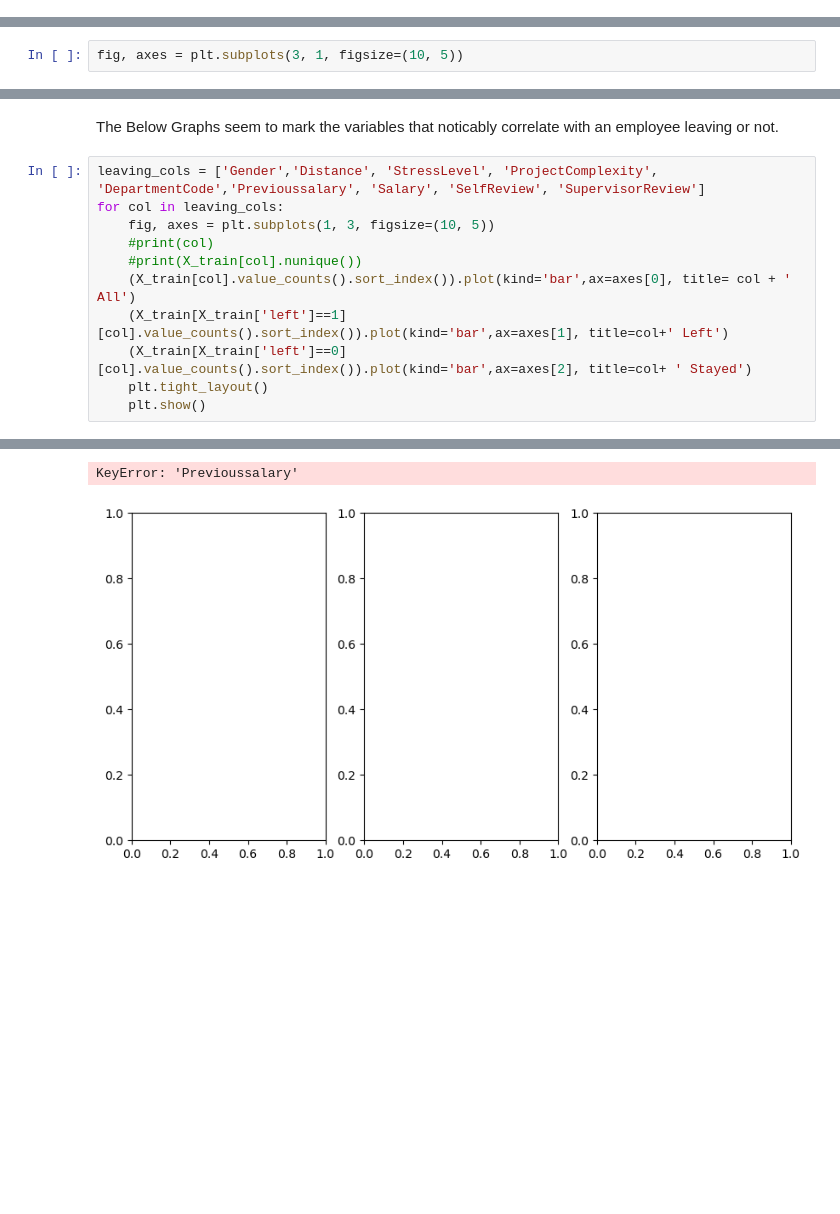
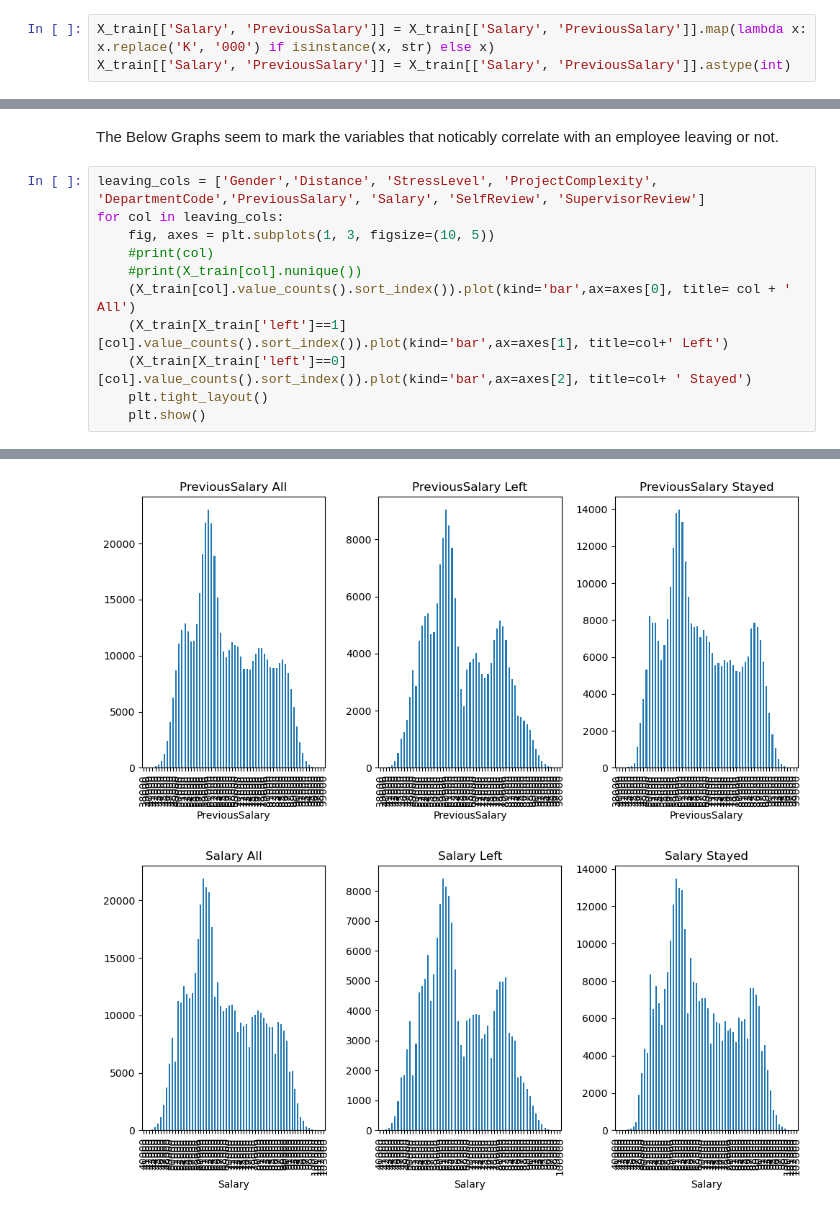
Before and after one commit to joelwheatley91/DATA_602_FINAL, a Jupyter notebook: Final_Project_EDA.ipynb, the cells around one changed output, grey strips where cells are left out. Cells and saved outputs as stored; diff of their text form; blank space fills up the shorter version.

```diff
--- a/Final_Project_EDA.ipynb
+++ b/Final_Project_EDA.ipynb
@@ -33,0 +23,3 @@ X_train.describe()
+# %%
+X_train[['Salary', 'PreviousSalary']] = X_train[['Salary', 'PreviousSalary']].map(lambda x: x.replace('K', '000') if isinstance(x, str) else x)
+X_train[['Salary', 'PreviousSalary']] = X_train[['Salary', 'PreviousSalary']].astype(int)
@@ -92,8 +126,6 @@ left
 Name: count, dtype: int64
 # %% [markdown]
 Data is Unbalanced, ~60% stayed, 40% left.
-# %%
-fig, axes = plt.subplots(3, 1, figsize=(10, 5))
 # %% [markdown]
 This is the bar graph of all the columns. Below this cell, I filtered out the ones with noticable differences.
 # %%
@@ -126,21 +158,21 @@ for col in eda_columns:
 # %% [markdown]
 The Below Graphs seem to mark the variables that noticably correlate with an employee leaving or not.
 # %%
-leaving_cols = ['Gender','Distance', 'StressLevel', 'ProjectComplexity', 'DepartmentCode','Previoussalary', 'Salary', 'SelfReview', 'SupervisorReview']
+leaving_cols = ['Gender','Distance', 'StressLevel', 'ProjectComplexity', 'DepartmentCode','PreviousSalary', 'Salary', 'SelfReview', 'SupervisorReview']
 for col in leaving_cols:
     fig, axes = plt.subplots(1, 3, figsize=(10, 5))
     #print(col)
     #print(X_train[col].nunique())
     (X_train[col].value_counts().sort_index()).plot(kind='bar',ax=axes[0], title= col + ' All')
     (X_train[X_train['left']==1][col].value_counts().sort_index()).plot(kind='bar',ax=axes[1], title=col+' Left')
     (X_train[X_train['left']==0][col].value_counts().sort_index()).plot(kind='bar',ax=axes[2], title=col+ ' Stayed')
     plt.tight_layout()
     plt.show()
 # %% [output]
 [figure]
 [figure]
 [figure]
 [figure]
 [figure]
-KeyError: 'Previoussalary'
-[figure, old version]
+[figure, new version]
+[figure, added]
```
Also changed, not shown: parts of 11 cells of this notebook.
